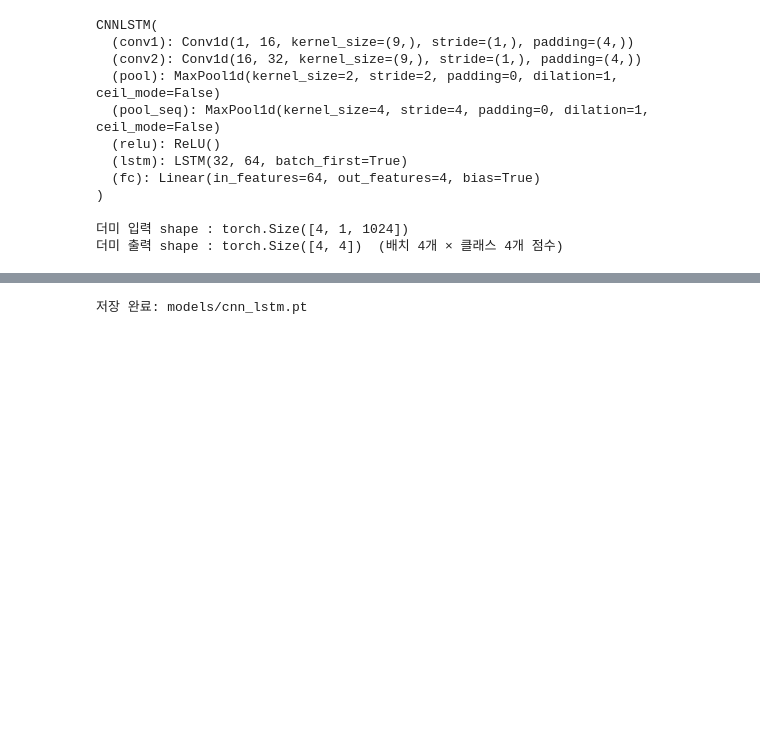
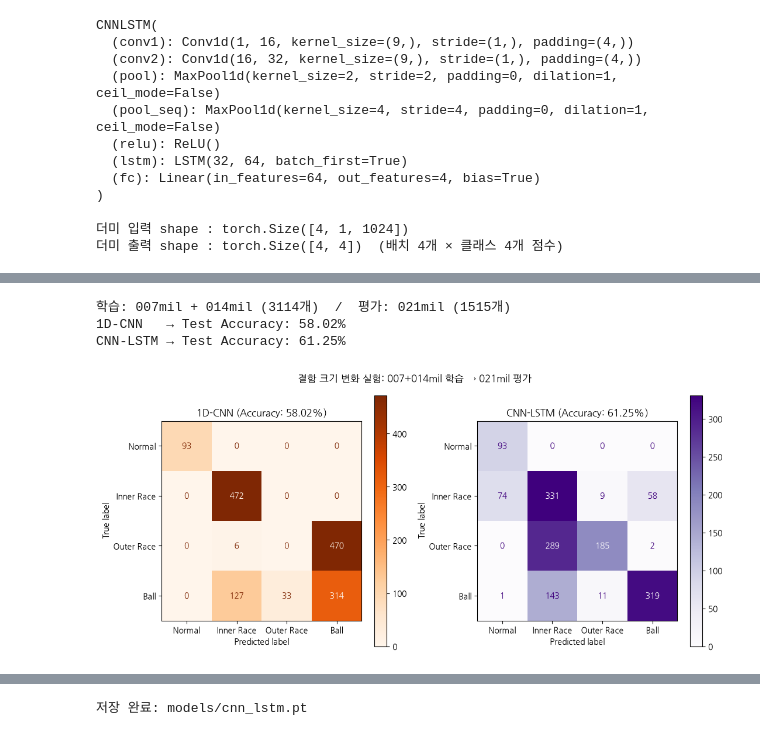
Before and after one commit to intrandom5/Sampyo_DL_Lecture, a Jupyter notebook: Day1/3. CNN-LSTM Training.ipynb, the cells around one changed output, grey strips where cells are left out. Saved outputs shown, nothing was run; the diff lists cells and outputs as text; code cells hidden in the pictures; blank space fills up the shorter version.

```diff
--- a/Day1/3. CNN-LSTM Training.ipynb
+++ b/Day1/3. CNN-LSTM Training.ipynb
@@ -398 +426,79 @@ plt.show()
+# %%
+# 결함 크기 기준 split: 007mil + 014mil로 학습, 021mil(처음 보는 크기)로 평가
+# 1D-CNN과 CNN-LSTM을 동일한 조건에서 비교
+
+fault_size_groups = {
+    1: (['IR007_1_110.mat', 'IR014_1_175.mat'], 'IR021_1_214.mat'),
+    2: (['OR007_6_1_136.mat', 'OR014_6_1_202.mat'], 'OR021_6_1_239.mat'),
+    3: (['B007_1_123.mat', 'B014_1_190.mat'], 'B021_1_227.mat'),
+}
+normal_file = 'Time_Normal_1_098.mat'
+
+X_train_list, y_train_list = [], []
+X_test_list,  y_test_list  = [], []
+
+# Normal: 파일 1개이므로 시간순 80/20 분리
+normal_signal = get_de_signal(f'dataset/raw/{normal_file}')
+normal_train, normal_test = train_test_split(normal_signal, train_size=0.8)
+for seg in sliding_window(normal_train):
+    X_train_list.append(compute_fft(seg)); y_train_list.append(0)
+for seg in sliding_window(normal_test):
+    X_test_list.append(compute_fft(seg));  y_test_list.append(0)
+
+# 결함 클래스: 007mil + 014mil → 학습 / 021mil(처음 보는 결함 크기) → 평가
+for label, (train_files, test_file) in fault_size_groups.items():
+    for f in train_files:
+        sig = get_de_signal(f'dataset/raw/{f}')
+        for seg in sliding_window(sig):
+            X_train_list.append(compute_fft(seg)); y_train_list.append(label)
+    sig = get_de_signal(f'dataset/raw/{test_file}')
+    for seg in sliding_window(sig):
+        X_test_list.append(compute_fft(seg)); y_test_list.append(label)
+
+X_train_sev = np.array(X_train_list);  X_test_sev = np.array(X_test_list)
+y_train_sev = np.array(y_train_list);  y_test_sev = np.array(y_test_list)
+
+scaler_sev = StandardScaler()
+X_train_sev_scaled = scaler_sev.fit_transform(X_train_sev)
+X_test_sev_scaled  = scaler_sev.transform(X_test_sev)
+
+X_train_sev_t = torch.tensor(X_train_sev_scaled, dtype=torch.float32).unsqueeze(1)
+X_test_sev_t  = torch.tensor(X_test_sev_scaled,  dtype=torch.float32).unsqueeze(1)
+y_train_sev_t = torch.tensor(y_train_sev, dtype=torch.long)
+train_loader_sev = DataLoader(TensorDataset(X_train_sev_t, y_train_sev_t),
+                              batch_size=BATCH_SIZE, shuffle=True)
+
+# 1D-CNN
+torch.manual_seed(SEED)
+sev_cnn = CNN1D(num_classes=4)
+sev_cnn, _, sev_cnn_acc, sev_cnn_pred = train_and_evaluate(
+    sev_cnn, train_loader_sev, X_test_sev_t, y_test_sev, num_epochs=10, lr=1e-3
+)
+
+# CNN-LSTM
+torch.manual_seed(SEED)
+sev_lstm = CNNLSTM(num_classes=4)
+sev_lstm, _, sev_lstm_acc, sev_lstm_pred = train_and_evaluate(
+    sev_lstm, train_loader_sev, X_test_sev_t, y_test_sev, num_epochs=30, lr=2e-3
+)
+
+print(f"학습: 007mil + 014mil ({len(y_train_sev)}개)  /  평가: 021mil ({len(y_test_sev)}개)")
+print(f"1D-CNN   → Test Accuracy: {sev_cnn_acc  * 100:.2f}%")
+print(f"CNN-LSTM → Test Accuracy: {sev_lstm_acc * 100:.2f}%")
+
+fig, axes = plt.subplots(1, 2, figsize=(11, 5))
+ConfusionMatrixDisplay.from_predictions(
+    y_test_sev, sev_cnn_pred, display_labels=class_names, cmap="Oranges", ax=axes[0])
+axes[0].set_title(f"1D-CNN (Accuracy: {sev_cnn_acc*100:.2f}%)")
+ConfusionMatrixDisplay.from_predictions(
+    y_test_sev, sev_lstm_pred, display_labels=class_names, cmap="Purples", ax=axes[1])
+axes[1].set_title(f"CNN-LSTM (Accuracy: {sev_lstm_acc*100:.2f}%)")
+plt.suptitle("결함 크기 변화 실험: 007+014mil 학습 → 021mil 평가", fontsize=12)
+plt.tight_layout()
+plt.show()
+# %% [output]
+학습: 007mil + 014mil (3114개)  /  평가: 021mil (1515개)
+1D-CNN   → Test Accuracy: 58.02%
+CNN-LSTM → Test Accuracy: 61.25%
+[figure, added]
 # %% [markdown]
```
Also changed, not shown: parts of 20 cells of this notebook.
